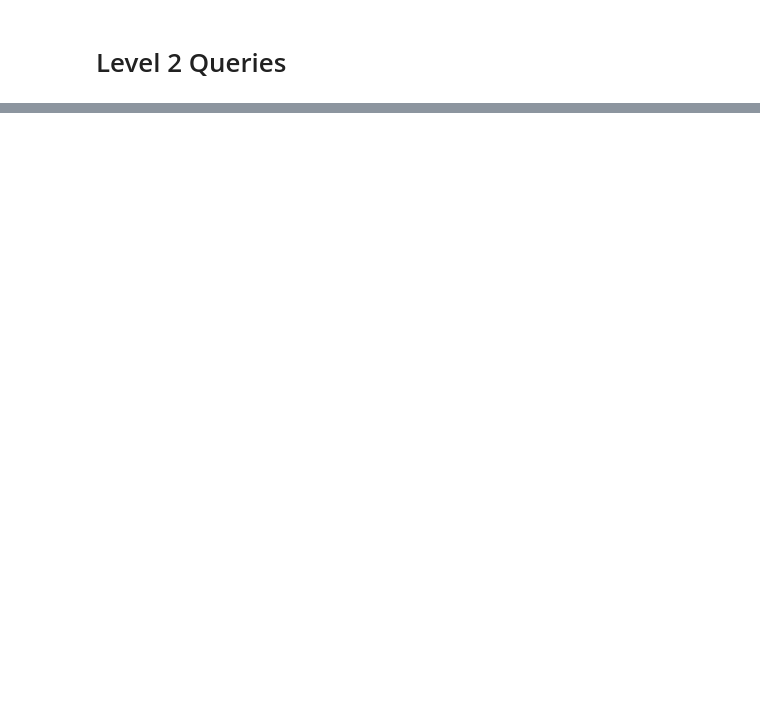
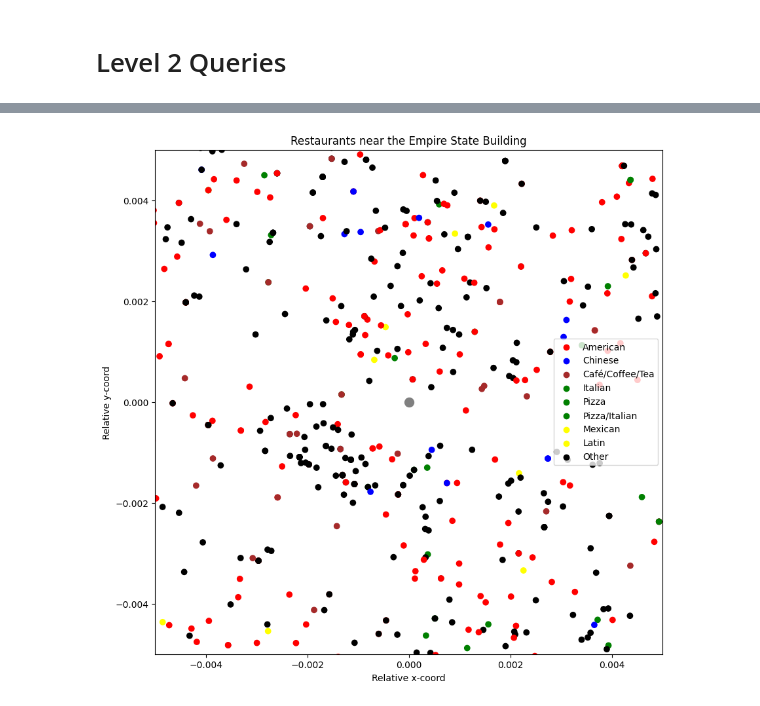
Before and after one commit to EthanRiley/mongo_database_and_queries, a Jupyter notebook: mongo_tutorial.ipynb, the cells around one changed output, grey strips where cells are left out. Saved outputs shown, nothing was run; the diff lists cells and outputs as text; code cells hidden in the pictures; blank space fills up the shorter version.

Commit message:
Finished visualization

```diff
--- a/mongo_tutorial.ipynb
+++ b/mongo_tutorial.ipynb
@@ -86,0 +339,23 @@ for i in range(20):
+# %%
+# Append the Empire State Building coordinates to the dataframe
+df = df.append({'address': 'None', 'name': 'Empire State Building', 'distance': 0, 'x-coord': empire_state_coord[0], 'y-coord': empire_state_coord[1], 'cuisine': 'none'}, ignore_index=True)
+# %%
+# Create a new column called relative x_coord that subtracts the x-coord of the Empire State Building from the x-coord of each restaurant
+df['relative x_coord'] = df['x-coord'] - empire_state_coord[0]
+# Create a new column called relative y_coord that subtracts the y-coord of the Empire State Building from the y-coord of each restaurant
+df['relative y_coord'] = df['y-coord'] - empire_state_coord[1]
+# %%
+import numpy as np
+
+# Rename all columns titled 'Latin (Cuban, Dominican, Puerto Rican, South & Central American)' to 'Latin'
+df['cuisine'] = df['cuisine'].apply(lambda x: 'Latin' if x == 'Latin (Cuban, Dominican, Puerto Rican, South & Central American)' else x)
+
+# Get the 10 most common cuisines
+top_10_cuisines = df['cuisine'].value_counts().head(10).index.tolist()
+print(top_10_cuisines)
+
+# Create a dictionary that maps cuisine type to a color
+cuisine_color = {'American': 'red', 'Chinese': 'blue', 'Café/Coffee/Tea': 'brown', 'Italian': 'green', 'Pizza': 'green', 'Pizza/Italian': 'green', 'Mexican': 'yellow', 'Latin': 'yellow', 'Other': 'black'}
+
+# Create a new column that maps cuisine type to a color, if it is in the cuisine_color dictionary map it to the color, otherwise map it to black
+df['color'] = df['cuisine'].apply(lambda x: cuisine_color[x] if x in cuisine_color else 'black')
@@ -86,0 +377,21 @@ for i in range(20):
+# %%
+# Create a scatter plot of all the restaurants where the x-axis is the relative x-coord and the y-axis is the relative y-coord, and the color is the cuisine
+plt.scatter(df['relative x_coord'], df['relative y_coord'], color=df['color'])
+# Add a label to the x-axis
+plt.xlabel('Relative x-coord')
+# Add a label to the y-axis
+plt.ylabel('Relative y-coord')
+# Add a title
+plt.title('Restaurants near the Empire State Building')
+# Display the plot
+plt.gcf().set_size_inches(10, 10)
+# Draw an X at the Empire State Building
+plt.scatter(0, 0, marker='o', color='grey', s=100)
+# Set x and y limits at -200, 200
+# create a legend
+plt.legend(handles=[plt.scatter([],[], color=color, label=cuisine) for cuisine, color in cuisine_color.items()])
+plt.xlim(-0.005, 0.005)
+plt.ylim(-0.005, 0.005)
+plt.show()
+# %% [output]
+[figure, added]
```
Also changed, not shown: parts of 30 cells of this notebook.
